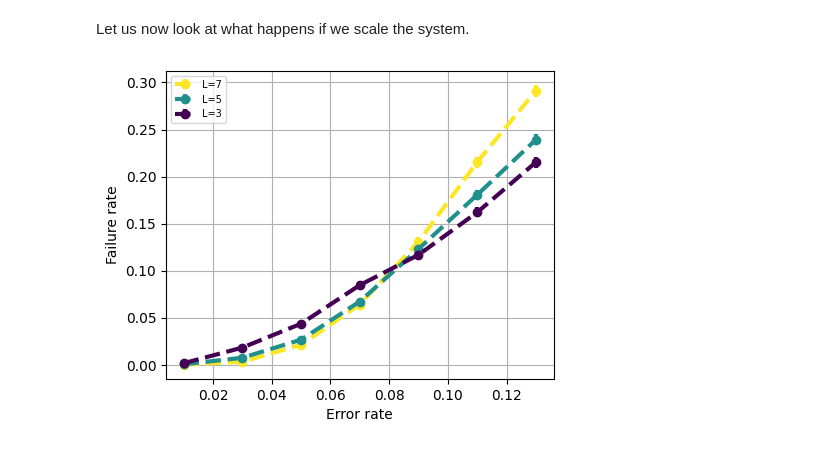
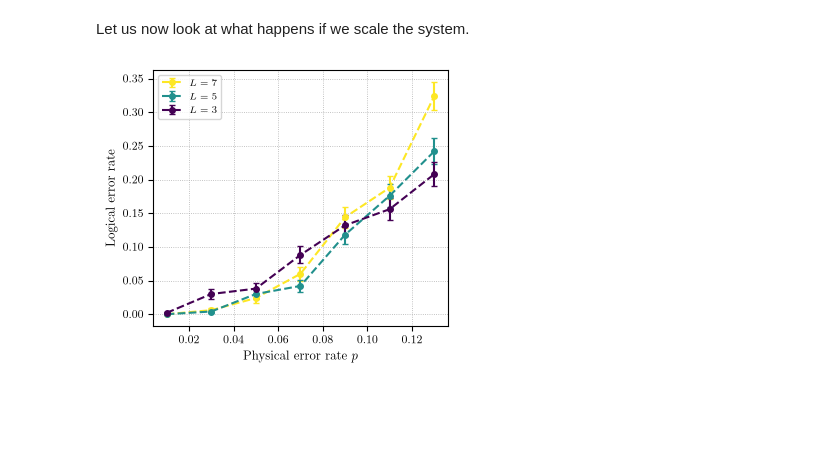
Before and after one commit to quicophy/mdopt, a Jupyter notebook: docs/source/notebooks/quantum_surface.ipynb, the cells around one changed output. Cells and saved outputs as stored; diff of their text form; code cells hidden in the pictures; blank space fills up the shorter version.

```diff
--- a/docs/source/notebooks/quantum_surface.ipynb
+++ b/docs/source/notebooks/quantum_surface.ipynb
@@ -8,7 +8,9 @@ import sys
 sys.path.append("../")
 sys.path.append("../..")
 
+import os
 import numpy as np
+from mdopt.examples.paths import figure
 import qecstruct as qec
 import qecsim.paulitools as pt
 import matplotlib.pyplot as plt
@@ -44,6 +46,10 @@ from mdopt.examples.decoding.visualisation import plot_parity_check_mpo
 
 # NumPy 2 reprs scalars as np.int64(0); this restores the plain 0 in outputs.
 np.set_printoptions(legacy="1.25")
+
+# CI runs this notebook with MDOPT_NB_FAST=1 to keep the job minutes rather
+# than hours; the committed outputs come from a full-scale run.
+FAST = bool(os.environ.get("MDOPT_NB_FAST"))
 # %% [markdown]
 Let us first import the code from `qecstruct` and take a look at it. Here, we will be looking at a 3x3 system.
 # %%
@@ -465,6 +522,6 @@ mpo_matrix_full = plot_parity_check_mpo(
 # %%
 LATTICE_SIZE = 3
-NUM_EXPERIMENTS = 5000
+NUM_EXPERIMENTS = 5 if FAST else 500
 
 SEED = 123
 seed_seq = np.random.SeedSequence(SEED)
@@ -569,10 +632,10 @@ errors = {}
 failures_statistics = {}
 failure_rates = {}
 error_bars = {}
-lattice_sizes = [7, 5, 3]
+lattice_sizes = [3] if FAST else [7, 5, 3]
 
 for LATTICE_SIZE in lattice_sizes:
-    NUM_EXPERIMENTS = 5000
+    NUM_EXPERIMENTS = 5 if FAST else 500
     SEED = 123
 
     # Parameters
@@ -651,34 +714,39 @@ for LATTICE_SIZE in lattice_sizes:
                             failures_statistics[key], nan_policy="omit"
                         )
 # %%
+import matplotlib as mpl
+from matplotlib import colormaps
+from matplotlib.colors import Normalize
+
+mpl.rcParams.update({
+    "text.usetex": True, "font.family": "serif", "font.size": 9,
+    "axes.labelsize": 9, "legend.fontsize": 7,
+    "xtick.labelsize": 8, "ytick.labelsize": 8,
+})
+
 CHI_MAX, BIAS, TOLERANCE, CUT = 20, 0.1, 0, 0
 
-plt.figure(figsize=(5, 4))
+fig, ax = plt.subplots(figsize=(3.5, 3.0), constrained_layout=True)
 
-green_cmap = colormaps["viridis_r"]
-norm = Normalize(vmin=0, vmax=len(lattice_sizes) - 1)
+cmap = colormaps["viridis_r"]
+norm_colors = Normalize(vmin=0, vmax=len(lattice_sizes) - 1)
 
 for index, lattice_size in enumerate(lattice_sizes):
-    plt.errorbar(
+    ax.errorbar(
         error_rates,
-        [
-            failure_rates[lattice_size, CHI_MAX, ERROR_RATE, BIAS, TOLERANCE, CUT]
-            for ERROR_RATE in error_rates
-        ],
-        yerr=[
-            error_bars[lattice_size, CHI_MAX, ERROR_RATE, BIAS, TOLERANCE, CUT]
-            for ERROR_RATE in error_rates
-        ],
+        [failure_rates[lattice_size, CHI_MAX, er, BIAS, TOLERANCE, CUT] for er in error_rates],
+        yerr=[error_bars[lattice_size, CHI_MAX, er, BIAS, TOLERANCE, CUT] for er in error_rates],
         fmt="o--",
-        label=f"L={lattice_size}",
-        linewidth=3,
-        color=green_cmap(norm(index)),
+        label=rf"$L = {lattice_size}$",
+        linewidth=1.5, markersize=4, capsize=2,
+        color=cmap(norm_colors(index)),
     )
-    plt.legend(fontsize=7)
 
-plt.xlabel("Error rate")
-plt.ylabel("Failure rate")
-plt.grid()
+ax.set_xlabel(r"Physical error rate $p$")
+ax.set_ylabel("Logical error rate")
+ax.grid(True, ls=":", linewidth=0.6)
+ax.legend()
+fig.savefig(figure("surface-failure-rate-lattice-size.pdf"), dpi=300, bbox_inches="tight")
 plt.show()
 # %% [output]
-[figure, old version]
+[figure, new version]
```
Also changed, not shown: parts of 23 cells of this notebook, 10 other files.
